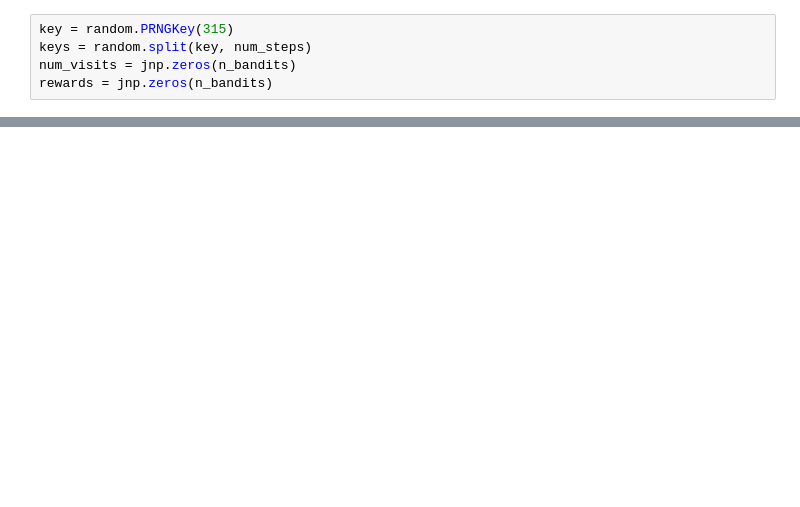
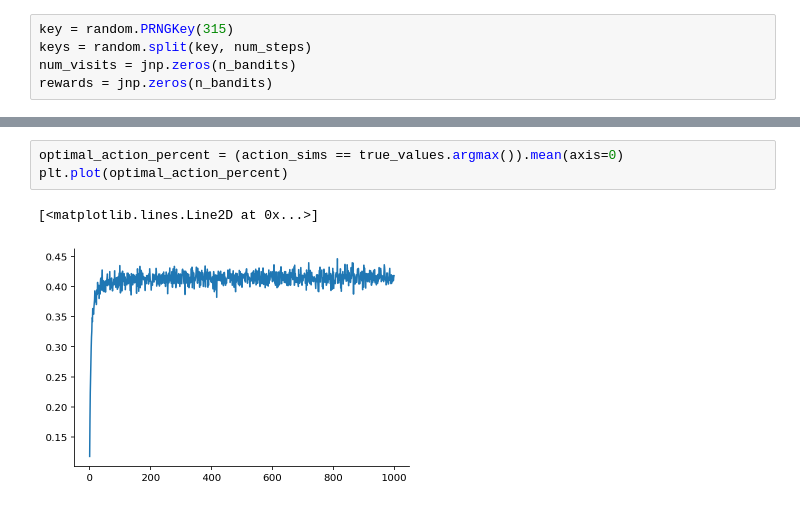
Before and after one commit to gerdm/reinforcement-learning, a Jupyter notebook: ch01/epsilon-greedy.ipynb, the cells around one changed output, grey strips where cells are left out. Saved outputs shown, nothing was run; the diff lists cells and outputs as text; blank space fills up the shorter version.

```diff
--- a/ch01/epsilon-greedy.ipynb
+++ b/ch01/epsilon-greedy.ipynb
@@ -138,0 +104,6 @@ plt.plot(reward_sims.mean(axis=0))
+# %%
+optimal_action_percent = (action_sims == true_values.argmax()).mean(axis=0)
+plt.plot(optimal_action_percent)
+# %% [output]
+[<matplotlib.lines.Line2D at 0x...>]
+[figure, added]
```
Also changed, not shown: parts of 18 cells of this notebook.
